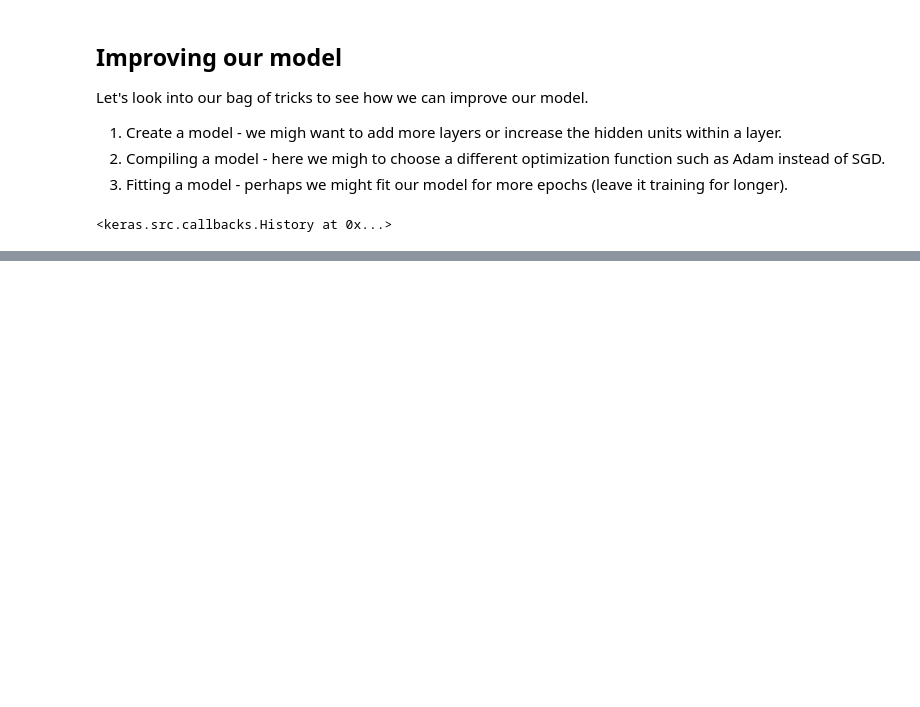
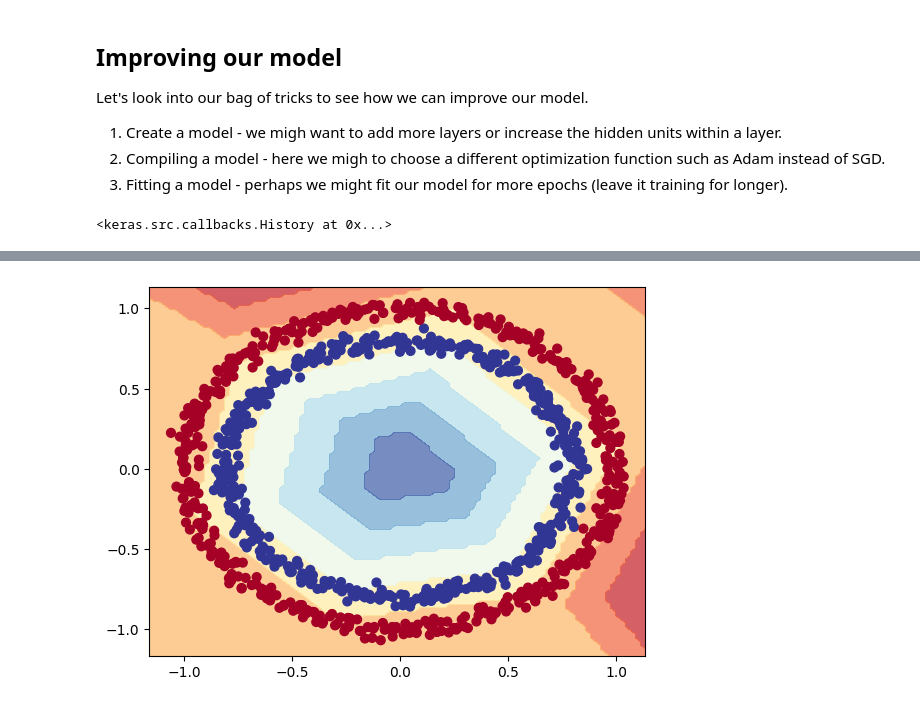
Before and after one commit to iota07/jupyter-notebooks, a Jupyter notebook: 02_neural_network_classification_with_tensorflow.ipynb, the cells around one changed output, grey strips where cells are left out. Saved outputs shown, nothing was run; the diff lists cells and outputs as text; code cells hidden in the pictures; blank space fills up the shorter version.

```diff
--- a/02_neural_network_classification_with_tensorflow.ipynb
+++ b/02_neural_network_classification_with_tensorflow.ipynb
@@ -284,0 +429,20 @@ _________________________________________________________________
+# %%
+# Time to replicate the multi-layer neural network from playground tensorflow in code.
+
+# Set the random seed
+tf.random.set_seed(42)
+
+# 1. Create a model
+model_6 = tf.keras.Sequential([
+    tf.keras.layers.Dense(4, activation=tf.keras.activations.relu),
+    tf.keras.layers.Dense(4, activation=tf.keras.activations.relu),
+    tf.keras.layers.Dense(1)
+])
+
+# 2. Compile the model
+model_6.compile(loss="binary_crossentropy",
+                optimizer=tf.keras.optimizers.Adam(),
+                metrics=["accuracy"])
+
+# 3. fit our model
+history = model_6.fit(X, y, epochs=250)
@@ -284,0 +473,4 @@ _________________________________________________________________
+# %%
+# How do our model predictions look?
+plot_decision_boundary(model_6, X, y)
+# %% [output]
@@ -284,0 +479 @@ _________________________________________________________________
+[figure, added]
```
Also changed, not shown: parts of 57 cells of this notebook.
